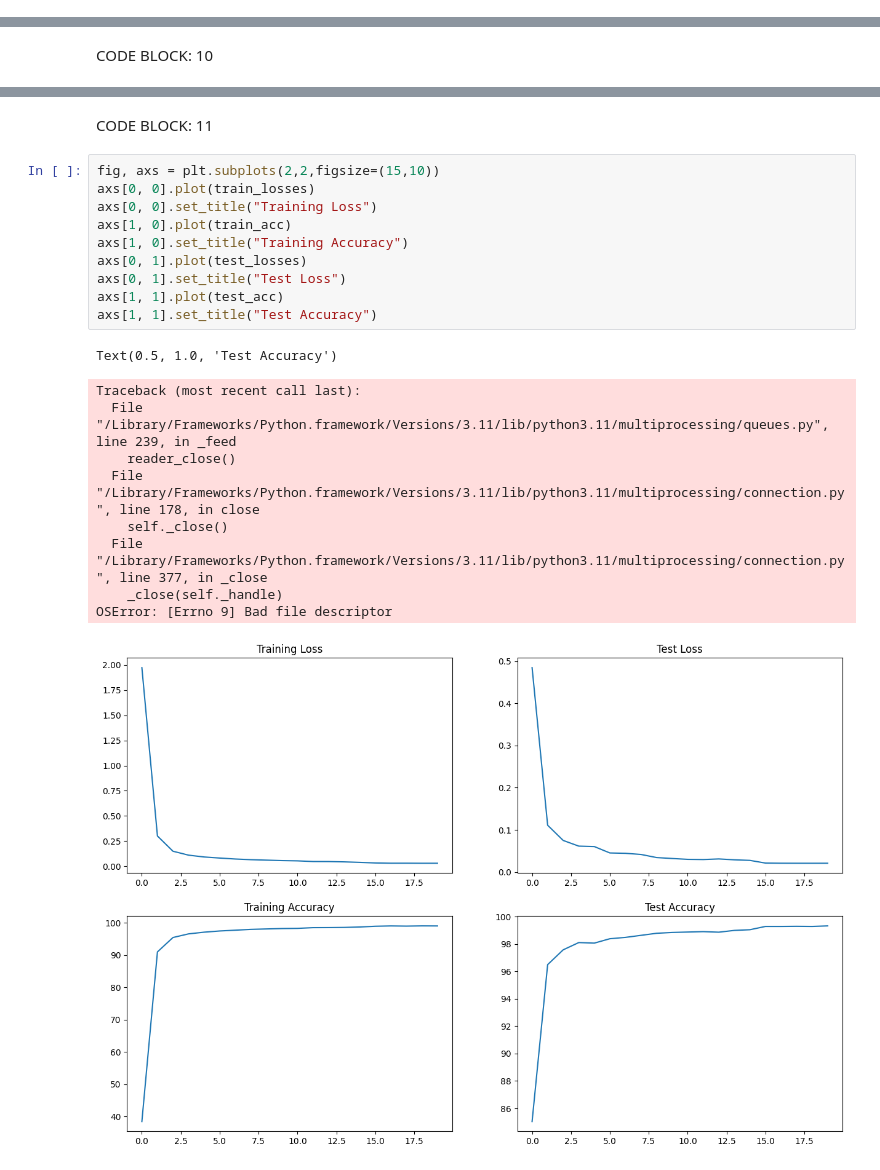
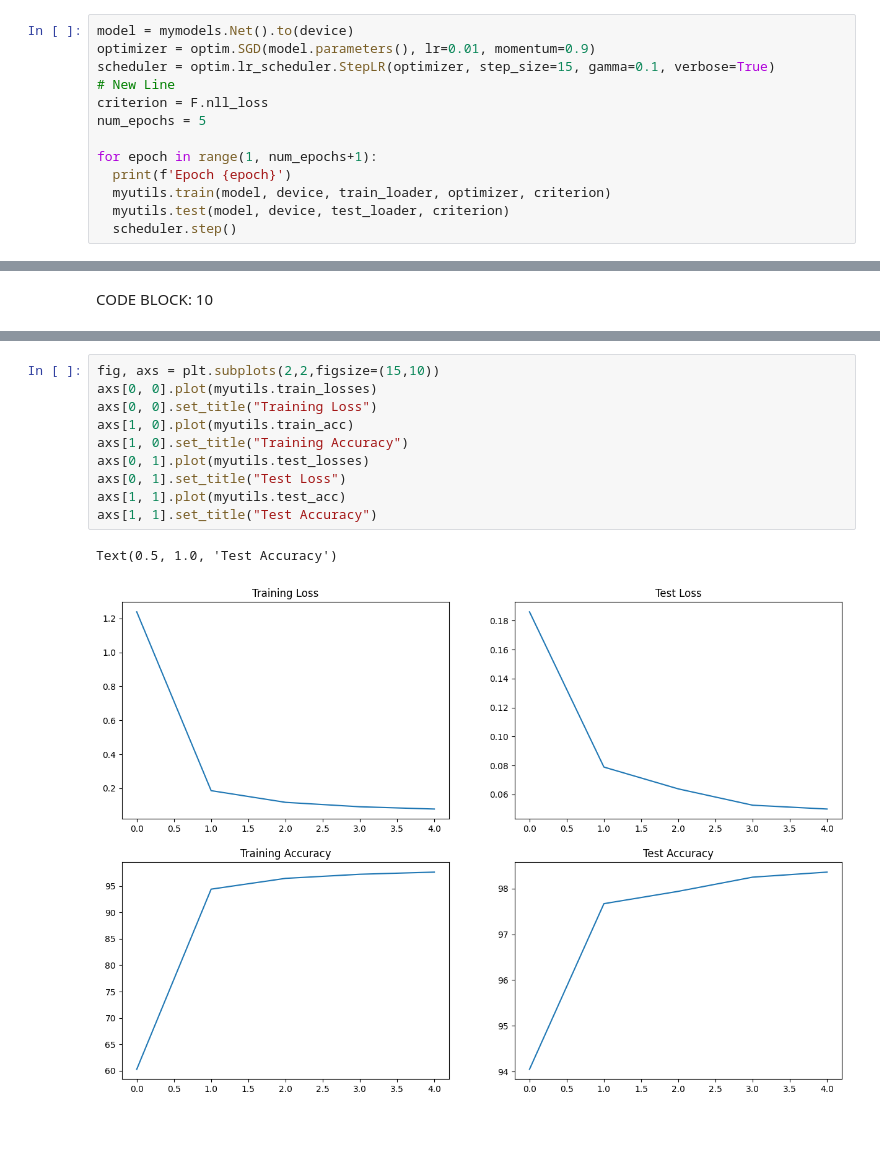
Before and after one commit to bensooraj/pytorch-s5-MNIST, a Jupyter notebook: S5.ipynb, the cells around one changed output, grey strips where cells are left out. Drawn from its saved outputs; the diff is of its cells as text; blank space fills up the shorter version.

Commit message:
train and test functions moved to utils.py

```diff
--- a/S5.ipynb
+++ b/S5.ipynb
@@ -195,0 +126,13 @@ def test(model, device, test_loader, criterion):
+# %%
+model = mymodels.Net().to(device)
+optimizer = optim.SGD(model.parameters(), lr=0.01, momentum=0.9)
+scheduler = optim.lr_scheduler.StepLR(optimizer, step_size=15, gamma=0.1, verbose=True)
+# New Line
+criterion = F.nll_loss
+num_epochs = 5
+
+for epoch in range(1, num_epochs+1):
+  print(f'Epoch {epoch}')
+  myutils.train(model, device, train_loader, optimizer, criterion)
+  myutils.test(model, device, test_loader, criterion)
+  scheduler.step()
@@ -259,23 +163,13 @@ Epoch 12
-# %% [markdown]
-CODE BLOCK: 11
 # %%
 fig, axs = plt.subplots(2,2,figsize=(15,10))
-axs[0, 0].plot(train_losses)
+axs[0, 0].plot(myutils.train_losses)
 axs[0, 0].set_title("Training Loss")
-axs[1, 0].plot(train_acc)
+axs[1, 0].plot(myutils.train_acc)
 axs[1, 0].set_title("Training Accuracy")
-axs[0, 1].plot(test_losses)
+axs[0, 1].plot(myutils.test_losses)
 axs[0, 1].set_title("Test Loss")
-axs[1, 1].plot(test_acc)
+axs[1, 1].plot(myutils.test_acc)
 axs[1, 1].set_title("Test Accuracy")
 # %% [output]
 Text(0.5, 1.0, 'Test Accuracy')
-Traceback (most recent call last):
-  File "/Library/Frameworks/Python.framework/Versions/3.11/lib/python3.11/multiprocessing/queues.py", line 239, in _feed
-    reader_close()
-  File "/Library/Frameworks/Python.framework/Versions/3.11/lib/python3.11/multiprocessing/connection.py", line 178, in close
-    self._close()
-  File "/Library/Frameworks/Python.framework/Versions/3.11/lib/python3.11/multiprocessing/connection.py", line 377, in _close
-    _close(self._handle)
-OSError: [Errno 9] Bad file descriptor
-[figure, old version]
+[figure, new version]
```
Also changed, not shown: parts of 7 cells of this notebook, 1 other file.
